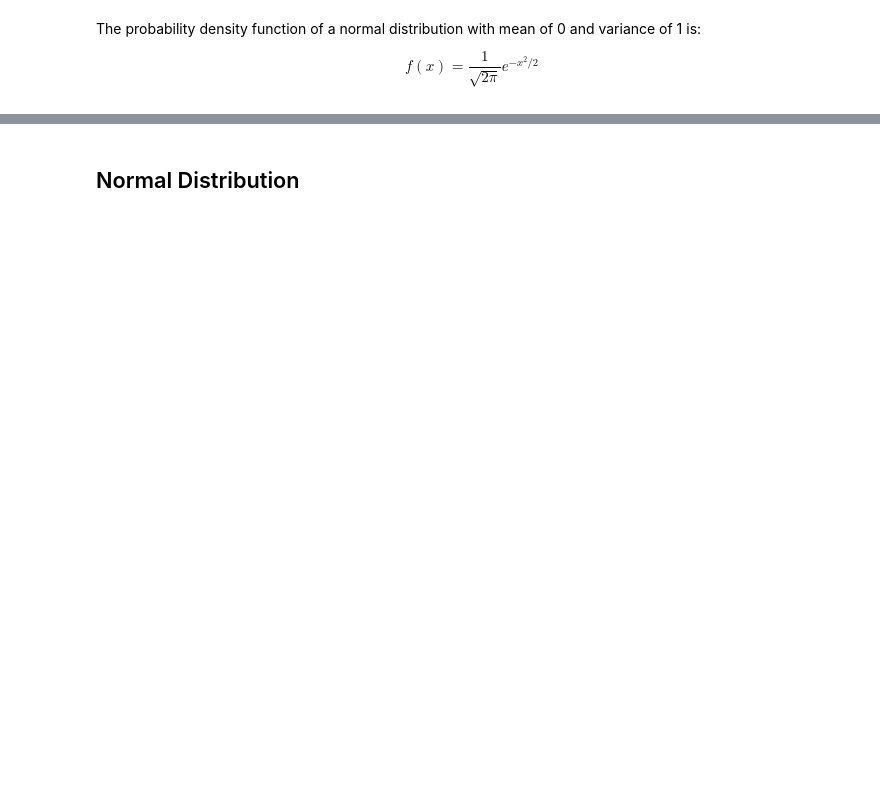
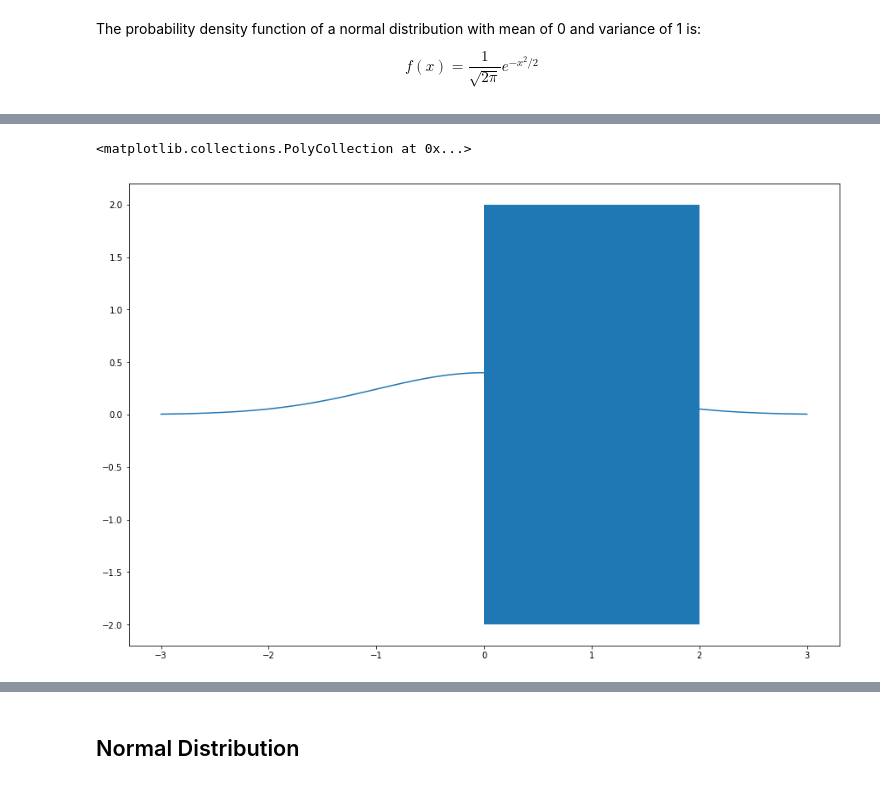
Before and after one commit to mGalarnyk/Python_Tutorials, a Jupyter notebook: Statistics/normal_Distribution_Area_Under_Curve.ipynb, the cells around one changed output, grey strips where cells are left out. Drawn from its saved outputs; the diff is of its cells as text; code cells hidden in the pictures; blank space fills up the shorter version.

```diff
--- a/Statistics/normal_Distribution_Area_Under_Curve.ipynb
+++ b/Statistics/normal_Distribution_Area_Under_Curve.ipynb
@@ -26,0 +60,11 @@ plt.plot(np.linspace(-4, 4, num = 100), pdf_normal_distribution)
+# %%
+# https://matplotlib.org/examples/pylab_examples/fill_between_demo.html
+
+fig, ax = plt.subplots(figsize=(15, 10));
+
+ax.plot(np.linspace(-3, 3, num = 100), pdf_normal_distribution);
+
+ax.fill_betweenx([-2, 2], [2], 0)
+# %% [output]
+<matplotlib.collections.PolyCollection at 0x...>
+[figure, added]
```
Also changed, not shown: parts of 21 cells of this notebook, 3 other files.
